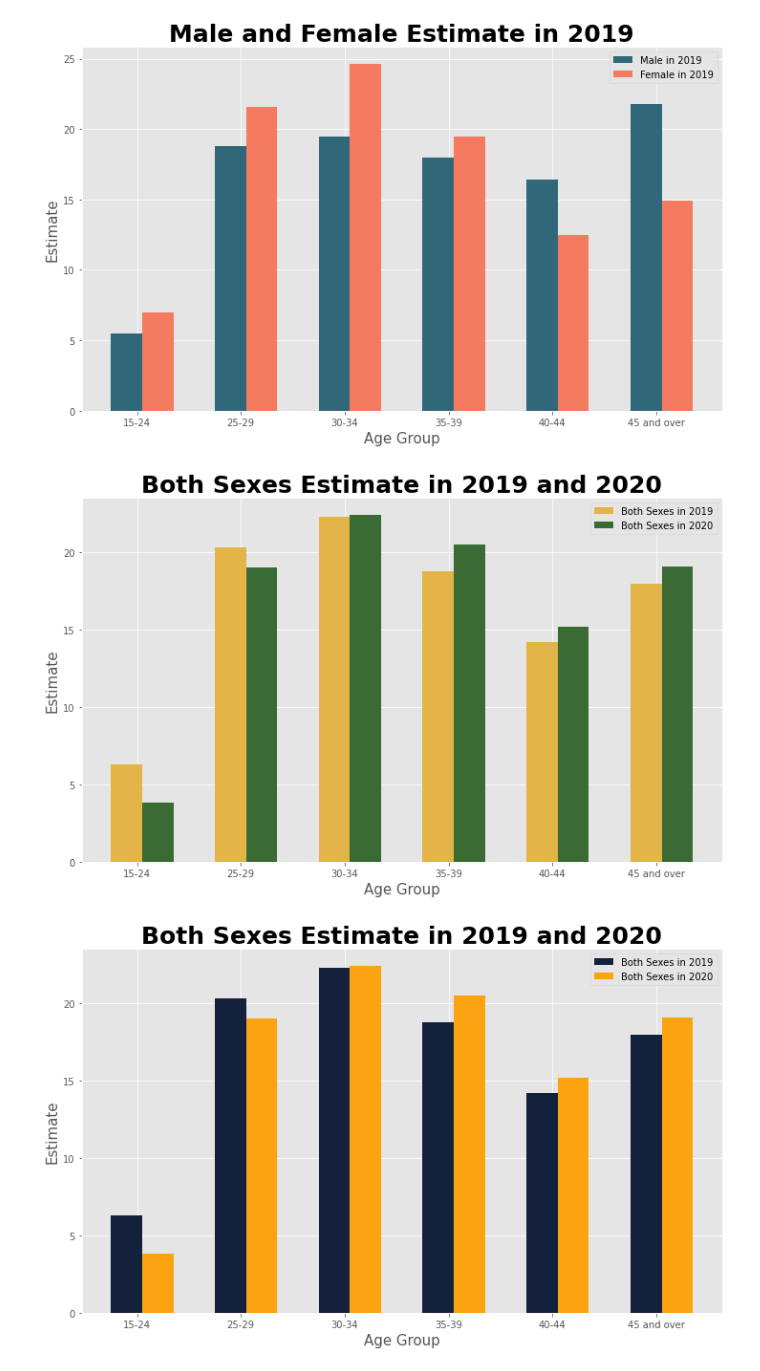
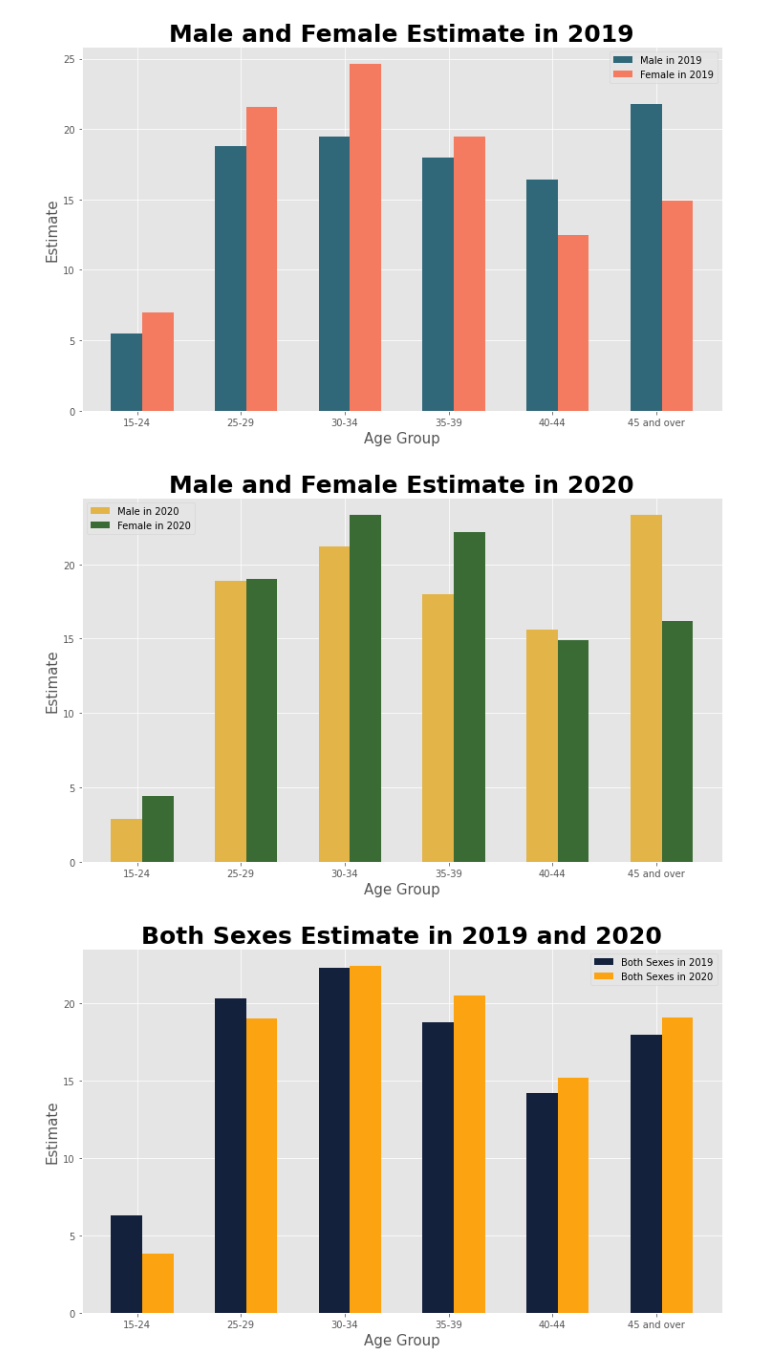
Before and after one commit to apriljoyagquiz/IT3205-TeamAbracaData, a Jupyter notebook: OFW_Visualization.ipynb, the cells around one changed output. Cells and saved outputs as stored; diff of their text form; code cells hidden in the pictures.

Commit message:
Modified M&F estimate 2020

```diff
--- a/OFW_Visualization.ipynb
+++ b/OFW_Visualization.ipynb
@@ -64,21 +64,21 @@ xpos =np.arange(len(Age_Group))
 # %%
 #Changing the size of the visualization
 style.use ('ggplot')
 plt.figure(figsize=(12,7))
 barWidth = 0.3
 
 #Creating the plot
-plt.bar(xpos, Both_Sexes_Estimate_2019, color='#E3B448', width =barWidth, label='Both Sexes in 2019' )
-plt.bar(xpos+0.3, Both_Sexes_Estimate_2020, color='#3A6B35', width =barWidth, label='Both Sexes in 2020' )
-plt.title("Both Sexes Estimate in 2019 and 2020", fontdict={'fontname': 'DejaVu Sans','fontweight':'bold', 'fontsize':25})
+plt.bar(xpos, Male_Estimate_20, color='#E3B448', width =barWidth, label='Male in 2020' )
+plt.bar(xpos+0.3, Female_Estimate_20, color='#3A6B35', width =barWidth, label='Female in 2020' )
+plt.title("Male and Female Estimate in 2020", fontdict={'fontname': 'DejaVu Sans','fontweight':'bold', 'fontsize':25})
 plt.xticks(xpos+0.1,('15-24', '25-29', '30-34', '35-39', '40-44', '45 and over'))
 plt.xlabel('Age Group', fontsize=15)
 plt.ylabel('Estimate', fontsize=15)
 plt.yticks()
 plt.legend()
 plt.show()
 # %% [output]
-[figure, old version]
+[figure, new version]
 # %%
 Age_Group = data['Age_Group']
 
```
